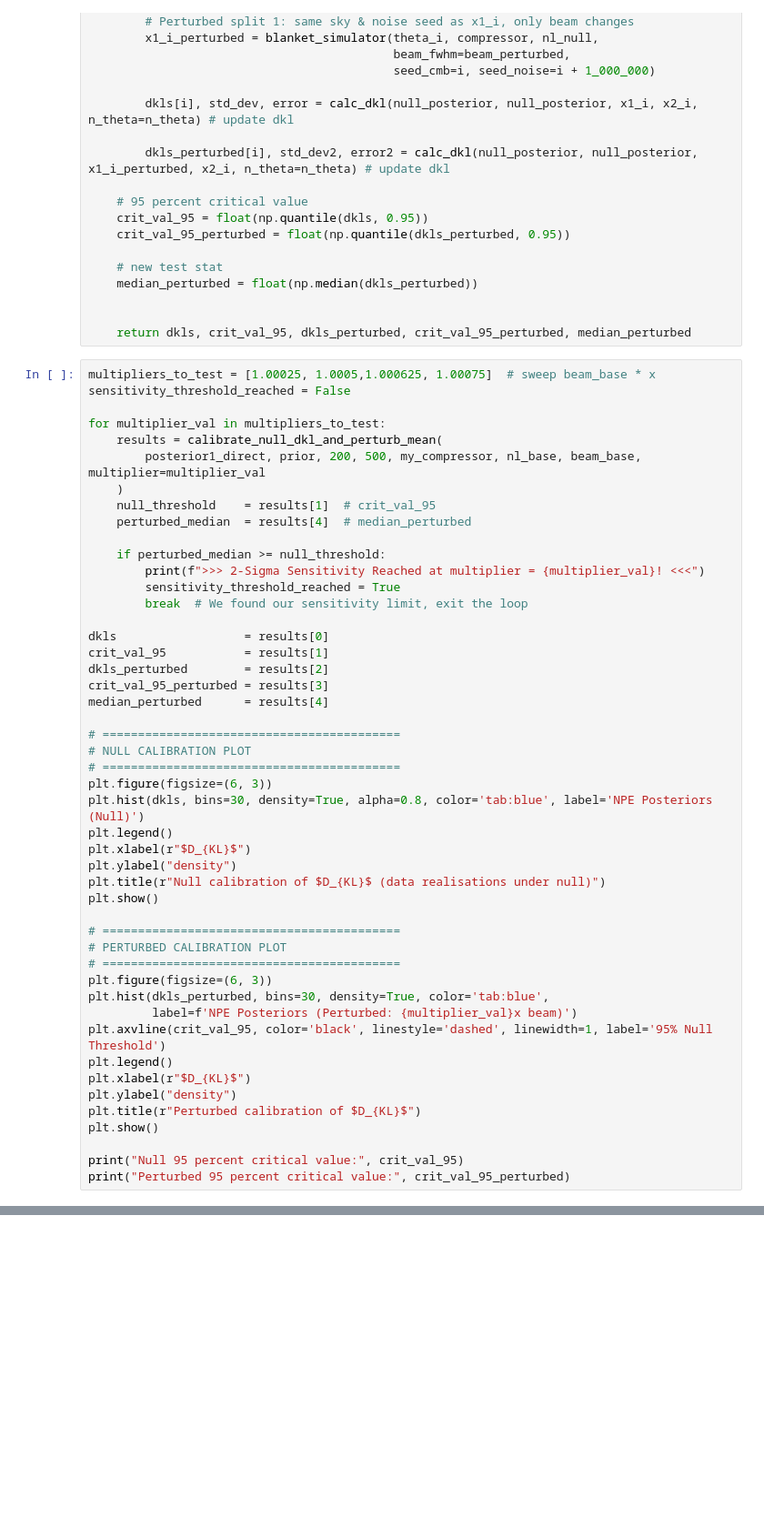
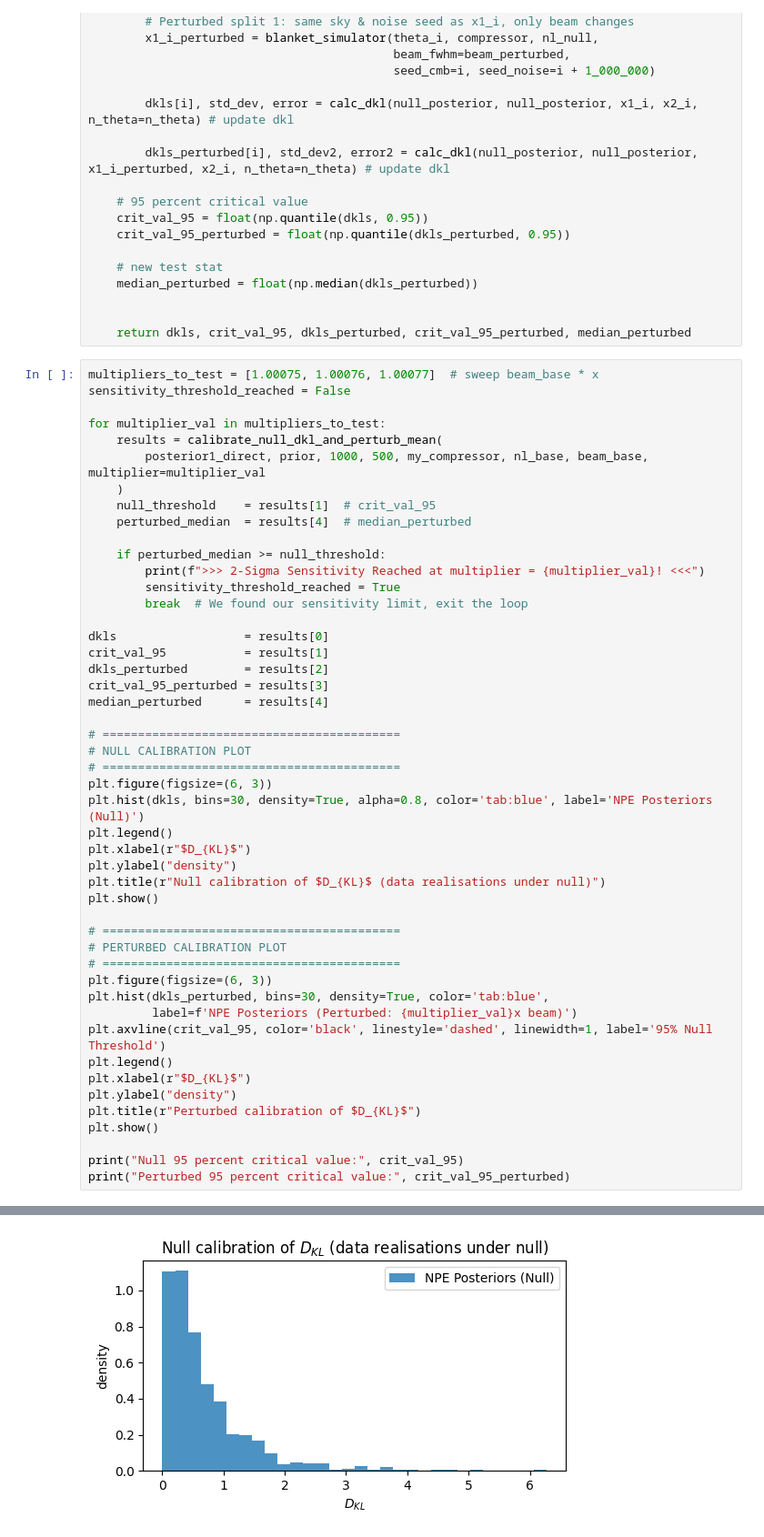
Before and after one commit to jayvasireddy/Part-III-Research-Project, a Jupyter notebook: CMB_Test_Beam_Telescope_newest.ipynb, the cells around one changed output, grey strips where cells are left out. Shown at 91% size. Drawn from its saved outputs; the diff is of its cells as text; blank space fills up the shorter version.

```diff
--- a/CMB_Test_Beam_Telescope_newest.ipynb
+++ b/CMB_Test_Beam_Telescope_newest.ipynb
@@ -763,12 +745,12 @@ def calibrate_null_dkl_and_perturb_mean(null_posterior, prior, N, n_theta, compr
 
     return dkls, crit_val_95, dkls_perturbed, crit_val_95_perturbed, median_perturbed
 # %%
-multipliers_to_test = [1.00025, 1.0005,1.000625, 1.00075]  # sweep beam_base * x
+multipliers_to_test = [1.00075, 1.00076, 1.00077]  # sweep beam_base * x
 sensitivity_threshold_reached = False
 
 for multiplier_val in multipliers_to_test:
     results = calibrate_null_dkl_and_perturb_mean(
-        posterior1_direct, prior, 200, 500, my_compressor, nl_base, beam_base, multiplier=multiplier_val
+        posterior1_direct, prior, 1000, 500, my_compressor, nl_base, beam_base, multiplier=multiplier_val
     )
     null_threshold    = results[1]  # crit_val_95
     perturbed_median  = results[4]  # median_perturbed
@@ -810,3 +792,4 @@ plt.show()
 
 print("Null 95 percent critical value:", crit_val_95)
 print("Perturbed 95 percent critical value:", crit_val_95_perturbed)
+# %% [output]
@@ -812,0 +812 @@ print("Perturbed 95 percent critical value:", crit_val_95_perturbed)
+[figure, added]
```
Also changed, not shown: parts of 6 cells of this notebook.
